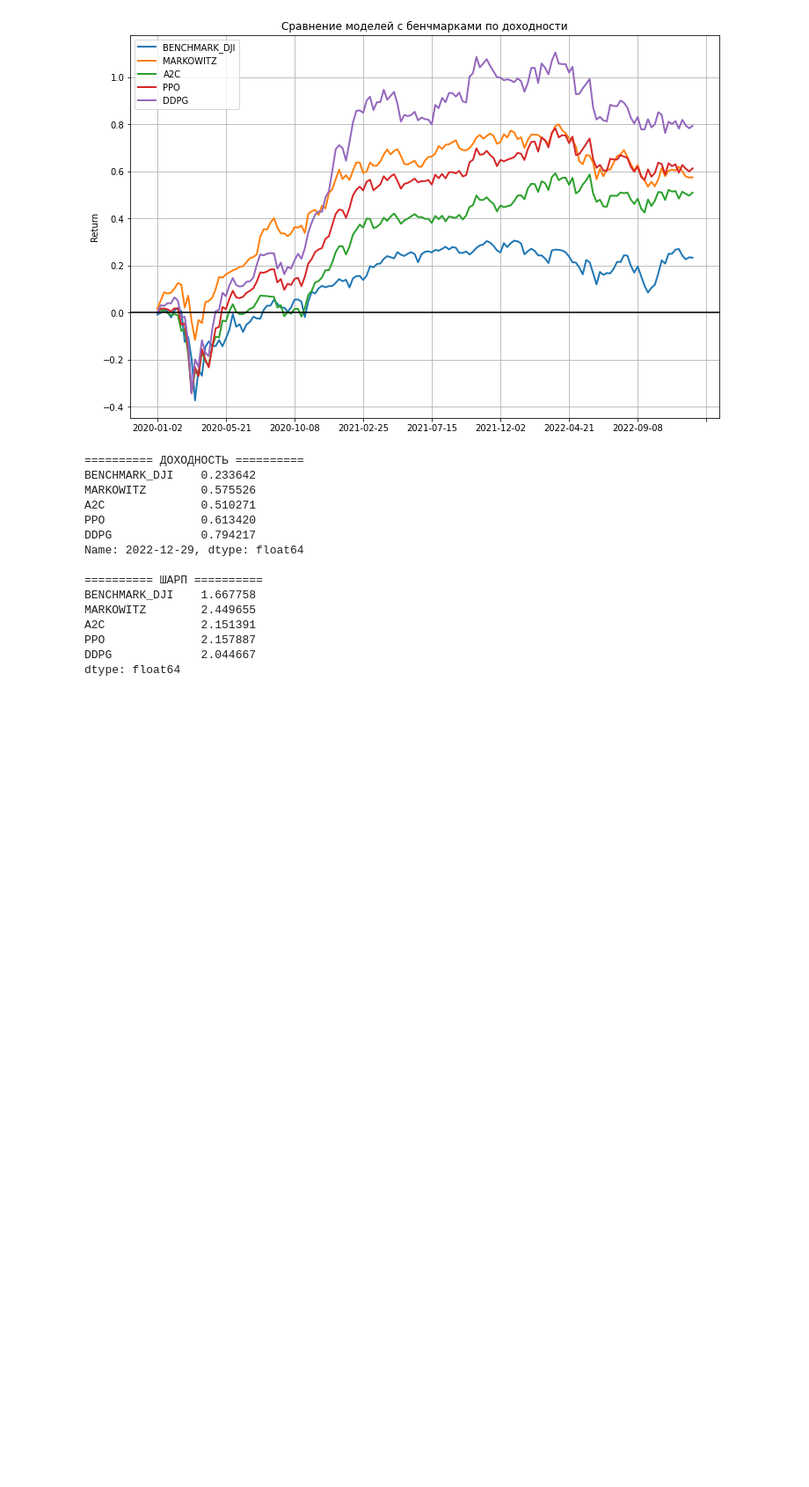
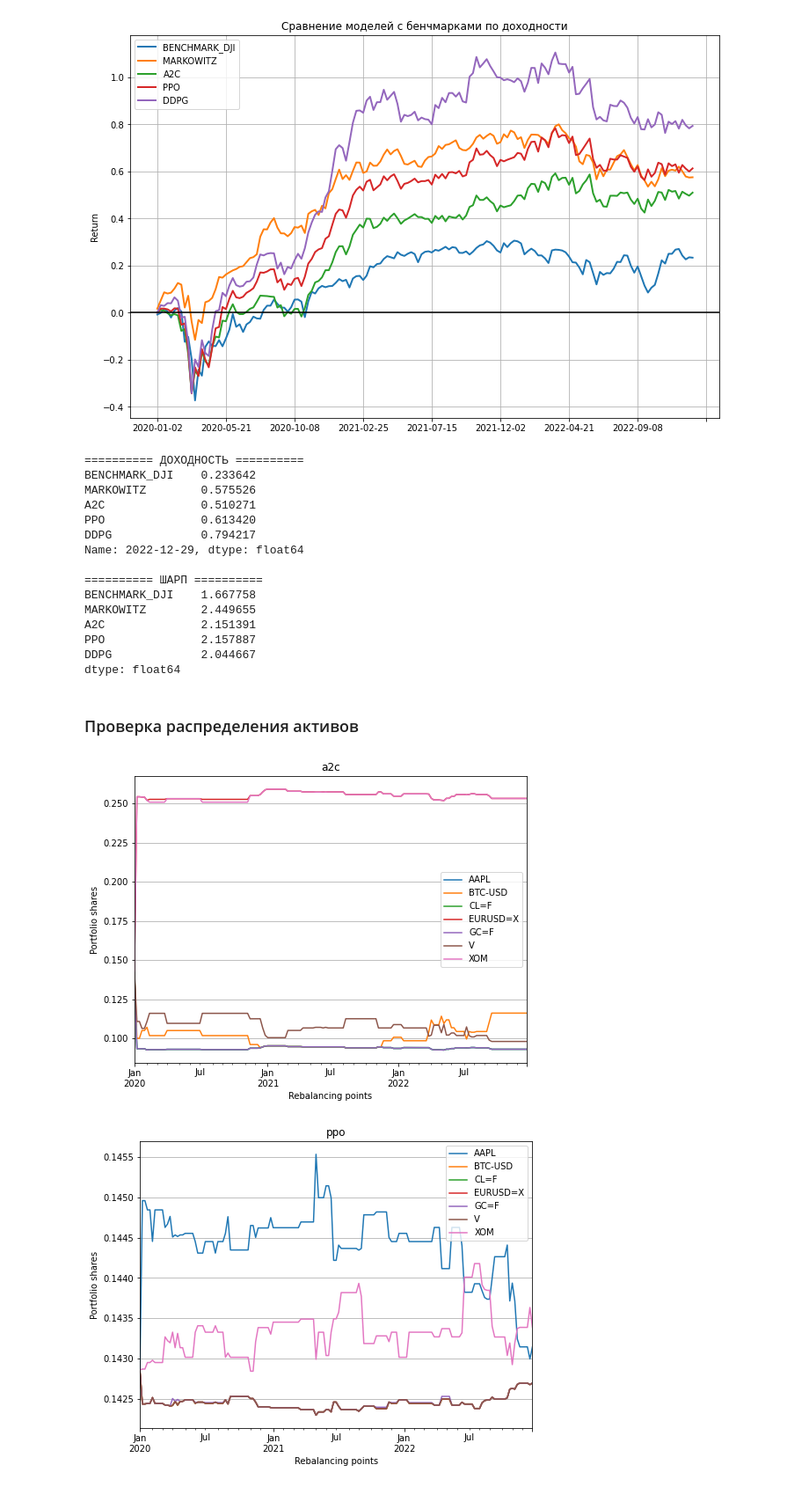
Before and after one commit to KayumovRu/RL-invest-optimization, a Jupyter notebook: notebooks/FinRL_03_mvp_results.ipynb, the cells around one changed output. Shown: that part at 88% size. Cells and saved outputs as stored; diff of their text form; code cells hidden in the pictures; blank space fills up the shorter version.

```diff
--- a/notebooks/FinRL_03_mvp_results.ipynb
+++ b/notebooks/FinRL_03_mvp_results.ipynb
@@ -91,3 +91,23 @@ A2C              2.151391
 PPO              2.157887
 DDPG             2.044667
 dtype: float64
+# %% [markdown]
+### Проверка распределения активов
+# %%
+drl_methods = ['a2c', 'ppo', 'ddpg']
+
+for method in drl_methods:
+    filepath = 'test_results/'+method+'_actions.csv'
+    actions_df = pd.read_csv(filepath)
+    actions_df.index = pd.to_datetime(actions_df['date'])
+    actions_df.drop(columns=['date'], inplace=True)
+    pd.DataFrame(actions_df).plot(figsize=(8,6))
+    plt.legend(actions_df.columns)
+    plt.grid(axis='y')
+    plt.title(method)
+    plt.ylabel('Portfolio shares')
+    plt.xlabel('Rebalancing points')
+    plt.show()
+# %% [output]
+[figure, added]
+[figure, added]
```
Also changed, not shown: parts of 2 cells of this notebook, 1 other file.
